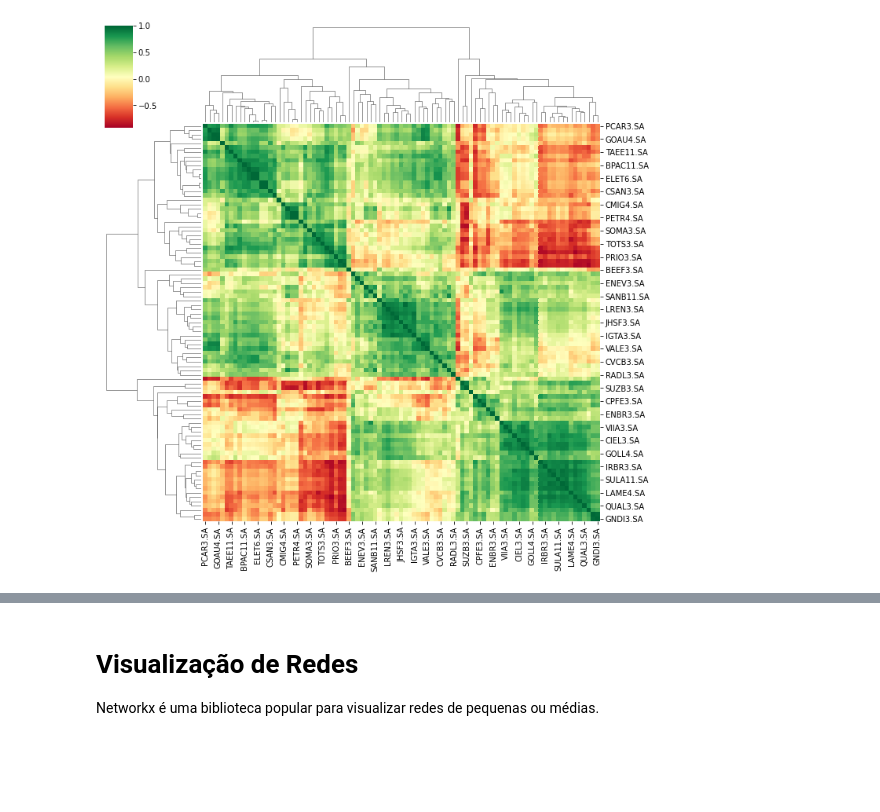
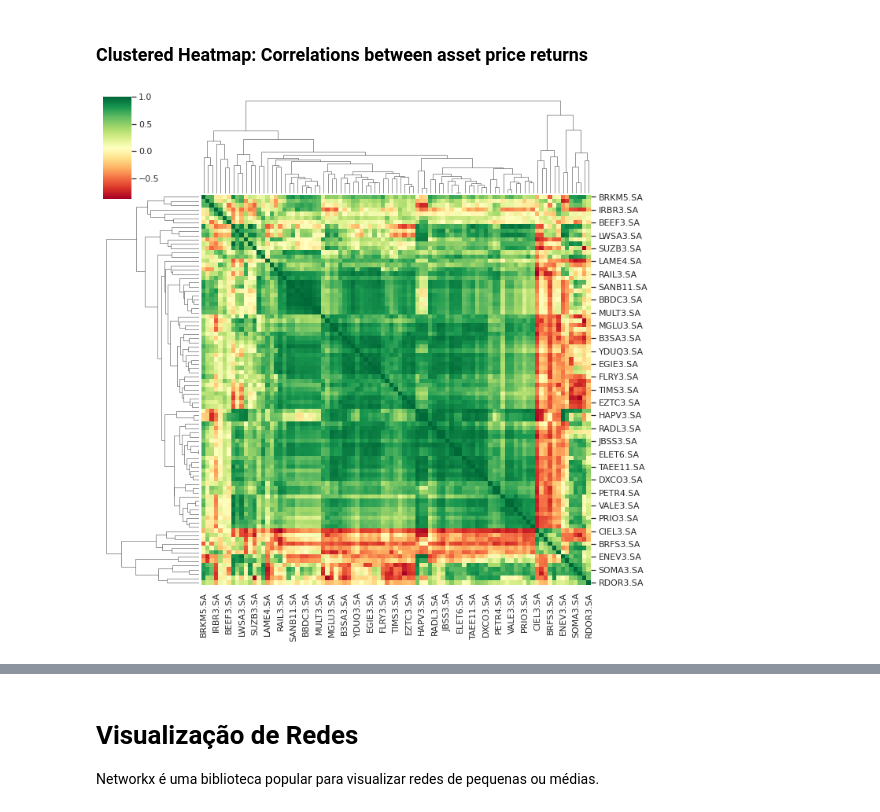
Before and after one commit to maiaufrrj/BRtrading, a Jupyter notebook: All_Assets_IBOV.ipynb, the cells around one changed output, grey strips where cells are left out. Saved outputs shown, nothing was run; the diff lists cells and outputs as text; code cells hidden in the pictures; blank space fills up the shorter version.

```diff
--- a/All_Assets_IBOV.ipynb
+++ b/All_Assets_IBOV.ipynb
@@ -48,4 +29,4 @@ del lista_acoes
 # %%
 df = pd.DataFrame()
 for acao in lista_ibov:
-  df[acao] = yf.download(acao, start='2021-01-01', end='2021-10-11')['Adj Close']
+  df[acao] = yf.download(acao, start='2011-10-11', end='2021-10-11')['Adj Close']
@@ -76,8 +75,9 @@ correlation_matrix.head()
 5 rows × 91 columns
 # %%
 #visualise correlation matrix using a clustered heatmap
-#display(HTML("<h3>Clustered Heatmap: Correlations between asset price returns</h3>"))
+display(HTML("<h3>Clustered Heatmap: Correlations between asset price returns</h3>"))
 sns.clustermap(correlation_matrix, cmap="RdYlGn")
 plt.show()
 # %% [output]
+Clustered Heatmap: Correlations between asset price returns
-[figure, old version]
+[figure, new version]
```
Also changed, not shown: parts of 18 cells of this notebook.
